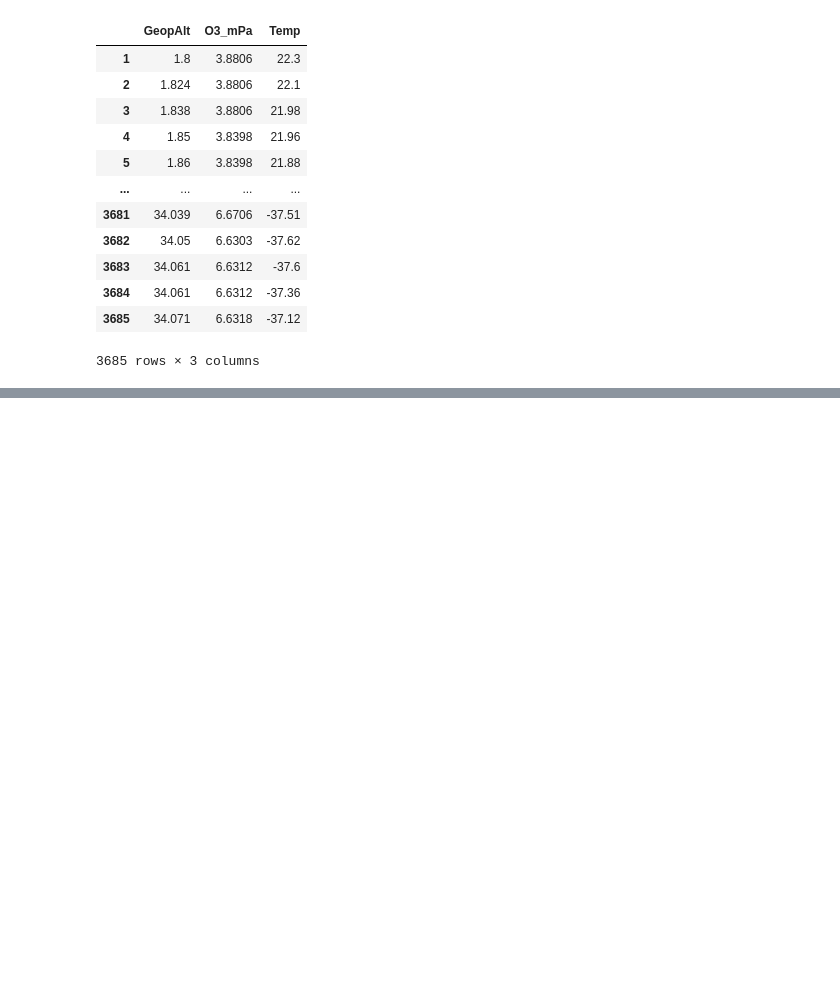
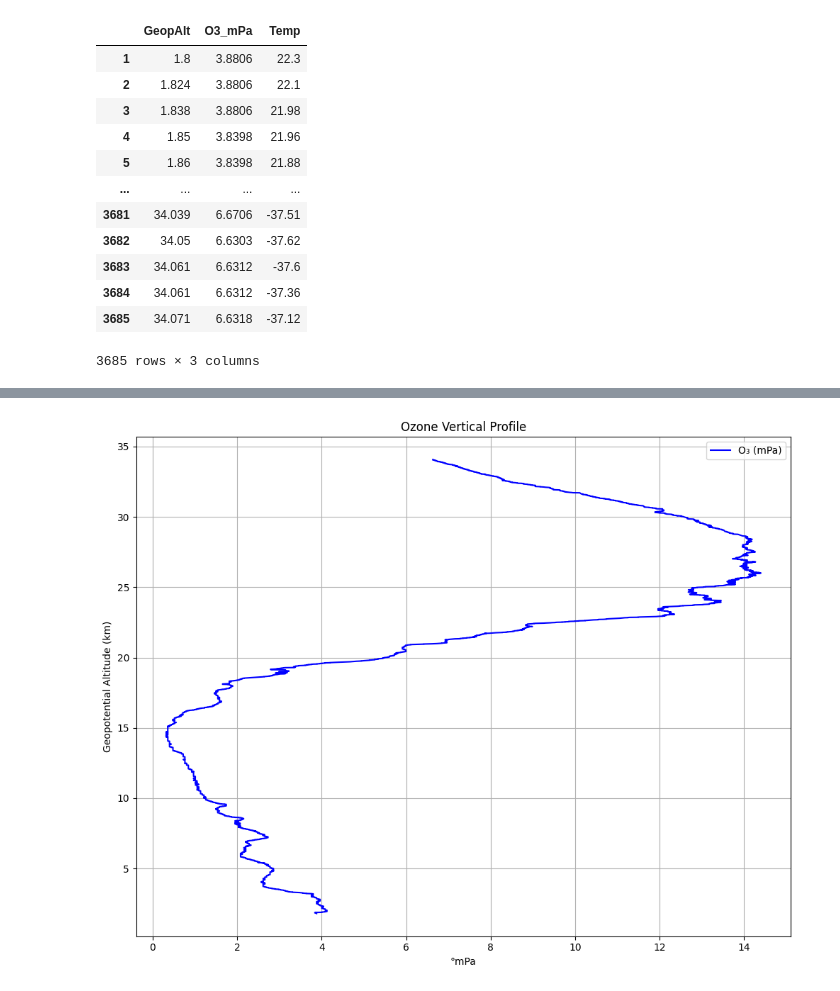
Before and after one commit to MUTUKU-1/OZONE_PROJECT, a Jupyter notebook: ozone.ipynb, the cells around one changed output, grey strips where cells are left out. Saved outputs shown, nothing was run; the diff lists cells and outputs as text; code cells hidden in the pictures; blank space fills up the shorter version.

```diff
--- a/ozone.ipynb
+++ b/ozone.ipynb
@@ -265,0 +305,33 @@ plt.show()
+# %%
+import matplotlib.pyplot as plt
+import pandas as pd
+
+# Ensure numeric values and clean data
+df['O3_mPa'] = pd.to_numeric(df['O3_mPa'], errors='coerce')
+df['GeopAlt'] = pd.to_numeric(df['GeopAlt'], errors='coerce')
+df = df.dropna(subset=['O3_mPa', 'GeopAlt'])
+
+# Optional: remove extreme O3 outliers if needed (e.g., > 15 mPa)
+df = df[df['O3_mPa'] < 15]
+
+# Sort by altitude
+df = df.sort_values('GeopAlt')
+
+# Create the plot
+plt.figure(figsize=(10, 8))
+
+# Plot ozone against GeoptAlt
+plt.plot(df['O3_mPa'], df['GeopAlt'], color='blue', linestyle='-', label='O₃ (mPa)')
+
+# Axis labels and title
+plt.xlabel('°mPa')
+plt.ylabel('Geopotential Altitude (km)')
+plt.title('Ozone Vertical Profile')
+
+# Grid, legend, and layout
+plt.grid(True)
+plt.legend()
+plt.tight_layout()
+plt.show()
+# %% [output]
+[figure, added]
```
Also changed, not shown: parts of 8 cells of this notebook.
